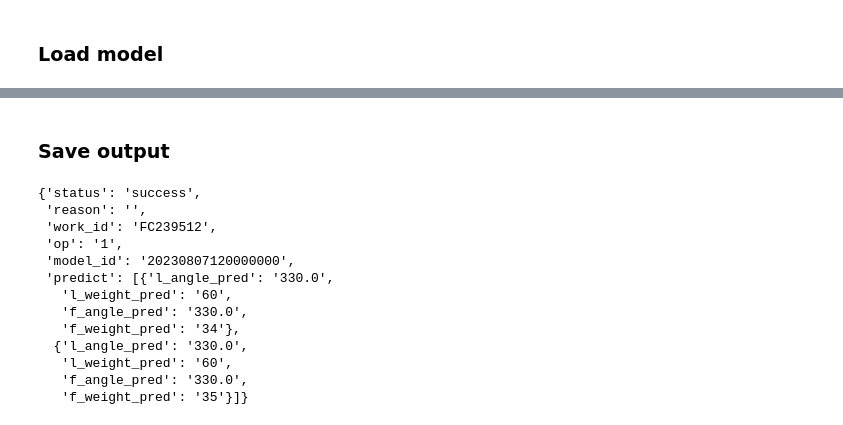
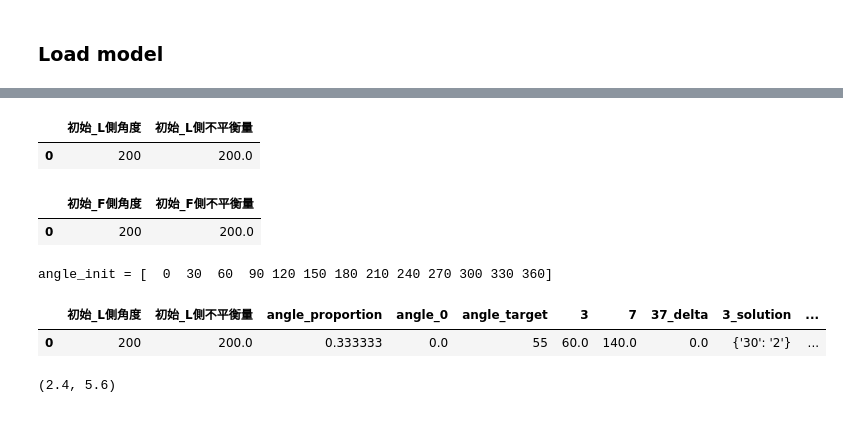
Before and after one commit to JulieKuo/balance_motor, a Jupyter notebook: pred.ipynb, the cells around one changed output, grey strips where cells are left out. Drawn from its saved outputs; the diff is of its cells as text; code cells hidden in the pictures.

```diff
--- a/pred.ipynb
+++ b/pred.ipynb
@@ -83,5 +48,0 @@ df_db
-# %%
-# 可填補角度要與起始角度同範圍，候選角度以初始角度為矛點
-if not df_db.empty:
-    l_angle_ori, f_angle_ori = df_db.loc[0, "l_angle_ori"], df_db.loc[0, "f_angle_ori"]
-l_angle_ori, f_angle_ori
@@ -378,26 +48,0 @@ results = [{'l_angle_pred': '330.0', 'l_weight_pred': '60', 'f_angle_pred': '330
-# %% [markdown]
-### Save output
-# %%
-result = {
-    "status":   "success",
-    "reason":   "",
-    "work_id":  work_id,
-    "op":       op,
-    "model_id": model_id,
-    "predict":  results
-}
-result
-# %% [output]
-{'status': 'success',
- 'reason': '',
- 'work_id': 'FC239512',
- 'op': '1',
- 'model_id': '20230807120000000',
- 'predict': [{'l_angle_pred': '330.0',
-   'l_weight_pred': '60',
-   'f_angle_pred': '330.0',
-   'f_weight_pred': '34'},
-  {'l_angle_pred': '330.0',
-   'l_weight_pred': '60',
-   'f_angle_pred': '330.0',
-   'f_weight_pred': '35'}]}
@@ -406,0 +55,34 @@ with open(output_json, 'w') as file:
+# %%
+df_l = pd.DataFrame([[l_angle_ori, l_weight_ori]], columns = ["初始_L側角度", "初始_L側不平衡量"])
+df_f = pd.DataFrame([[f_angle_ori, f_weight_ori]], columns = ["初始_F側角度", "初始_F側不平衡量"])
+# %%
+df_l
+# %% [output]
+|  | 初始_L側角度 | 初始_L側不平衡量 |
+| 0 | 200 | 200.0 |
+# %%
+df_f
+# %% [output]
+|  | 初始_F側角度 | 初始_F側不平衡量 |
+| 0 | 200 | 200.0 |
+# %%
+angle_init = np.linspace(0, 360, (aluminum_division + 1)).astype(int)
+print(f"angle_init = {angle_init}")
+
+df_l = calculate_angle_proportion(df_l, angle_init, aluminum_division, side = "L")
+df_f = calculate_angle_proportion(df_f, angle_init, aluminum_division, side = "F")
+# %% [output]
+angle_init = [  0  30  60  90 120 150 180 210 240 270 300 330 360]
+# %%
+df_l = calculate_weight(df_l, side = "L")
+df_f = calculate_weight(df_f, side = "F")
+# %%
+df_l.head()
+# %% [output]
+|  | 初始_L側角度 | 初始_L側不平衡量 | angle_proportion | angle_0 | angle_target | 3 | 7 | 37_delta | 3_solution | ... |
+| 0 | 200 | 200.0 | 0.333333 | 0.0 | 55 | 60.0 | 140.0 | 0.0 | {'30': '2'} | ... |
+# %%
+num = 8
+num*3/10, num*7/10
+# %% [output]
+(2.4, 5.6)
```
Also changed, not shown: parts of 47 cells of this notebook, 12 other files.
